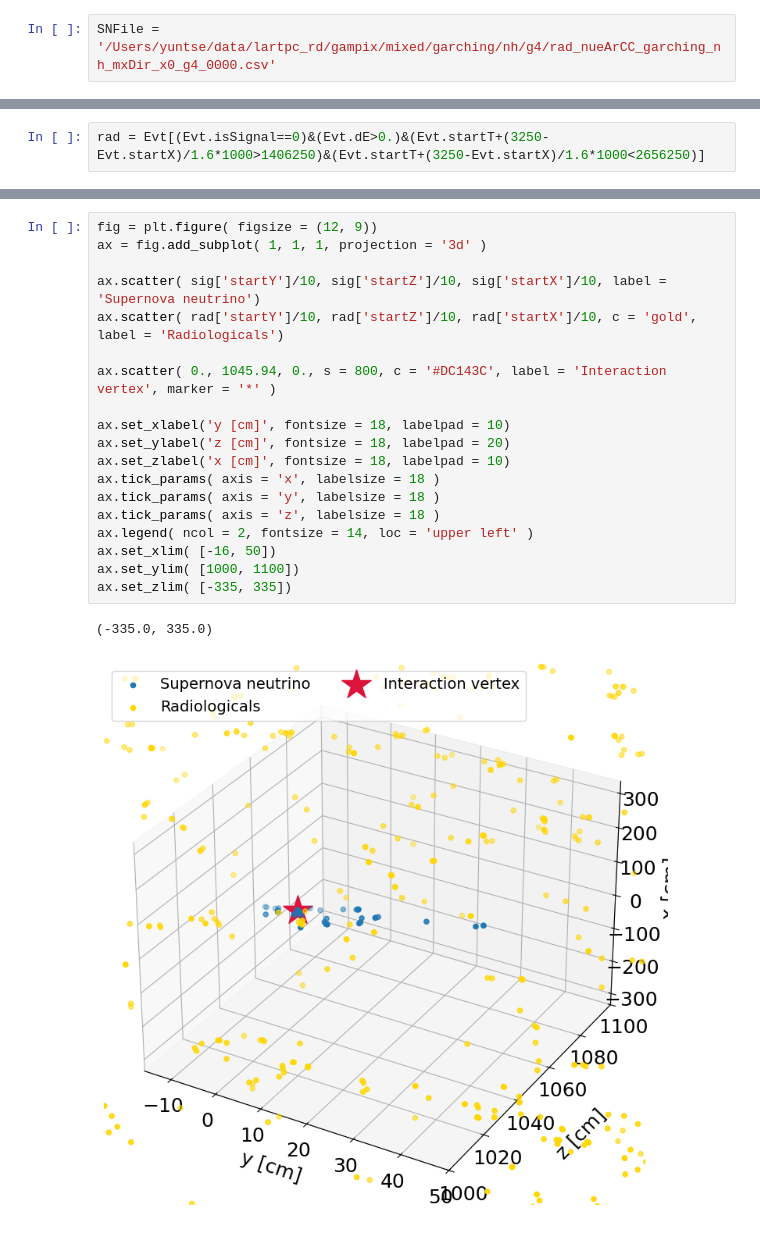
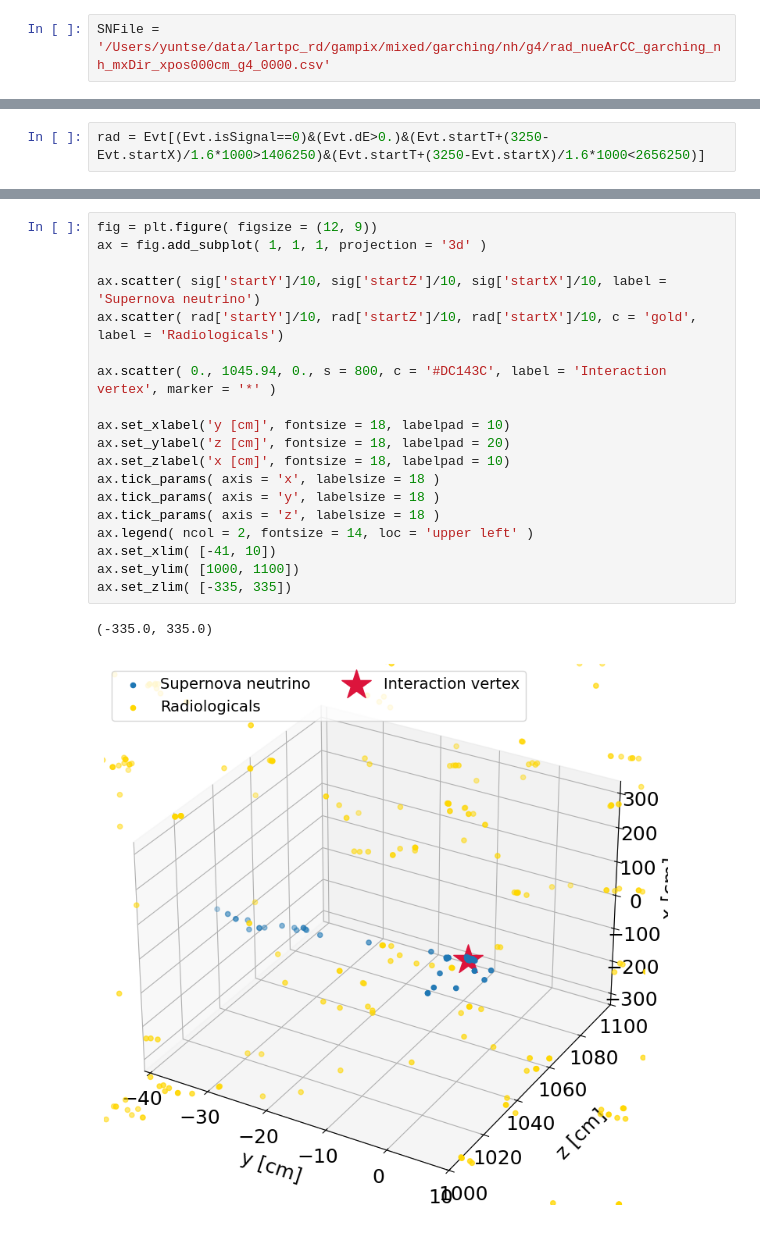
Before and after one commit to yuntsebaryon/GAMPix4SNe, a Jupyter notebook: EVD/eventDisplay.ipynb, the cells around one changed output, grey strips where cells are left out. Cells and saved outputs as stored; diff of their text form.

```diff
--- a/EVD/eventDisplay.ipynb
+++ b/EVD/eventDisplay.ipynb
@@ -67,7 +67,7 @@ def draw_boundaries(ax):
 
     return ax
 # %%
-SNFile = '/Users/yuntse/data/lartpc_rd/gampix/mixed/garching/nh/g4/rad_nueArCC_garching_nh_mxDir_x0_g4_0000.csv'
+SNFile = '/Users/yuntse/data/lartpc_rd/gampix/mixed/garching/nh/g4/rad_nueArCC_garching_nh_mxDir_xpos000cm_g4_0000.csv'
 # %%
 SNEvent = pd.read_csv( SNFile )
 SNEvent
@@ -149,25 +152,25 @@ sig['startY'].max(), sig['startY'].min(), sig['startZ'].max(), sig['startZ'].min
 # %%
 fig = plt.figure( figsize = (12, 9))
 ax = fig.add_subplot( 1, 1, 1, projection = '3d' )
 
 ax.scatter( sig['startY']/10, sig['startZ']/10, sig['startX']/10, label = 'Supernova neutrino')
 ax.scatter( rad['startY']/10, rad['startZ']/10, rad['startX']/10, c = 'gold', label = 'Radiologicals')
 
 ax.scatter( 0., 1045.94, 0., s = 800, c = '#DC143C', label = 'Interaction vertex', marker = '*' )
 
 ax.set_xlabel('y [cm]', fontsize = 18, labelpad = 10)
 ax.set_ylabel('z [cm]', fontsize = 18, labelpad = 20)
 ax.set_zlabel('x [cm]', fontsize = 18, labelpad = 10)
 ax.tick_params( axis = 'x', labelsize = 18 )
 ax.tick_params( axis = 'y', labelsize = 18 )
 ax.tick_params( axis = 'z', labelsize = 18 )
 ax.legend( ncol = 2, fontsize = 14, loc = 'upper left' )
-ax.set_xlim( [-16, 50])
+ax.set_xlim( [-41, 10])
 ax.set_ylim( [1000, 1100])
 ax.set_zlim( [-335, 335])
 # %% [output]
 (-335.0, 335.0)
-[figure, old version]
+[figure, new version]
 # %%
 rad['startX'].min(), rad['startX'].max()
 # %% [output]
```
Also changed, not shown: parts of 5 cells of this notebook.
